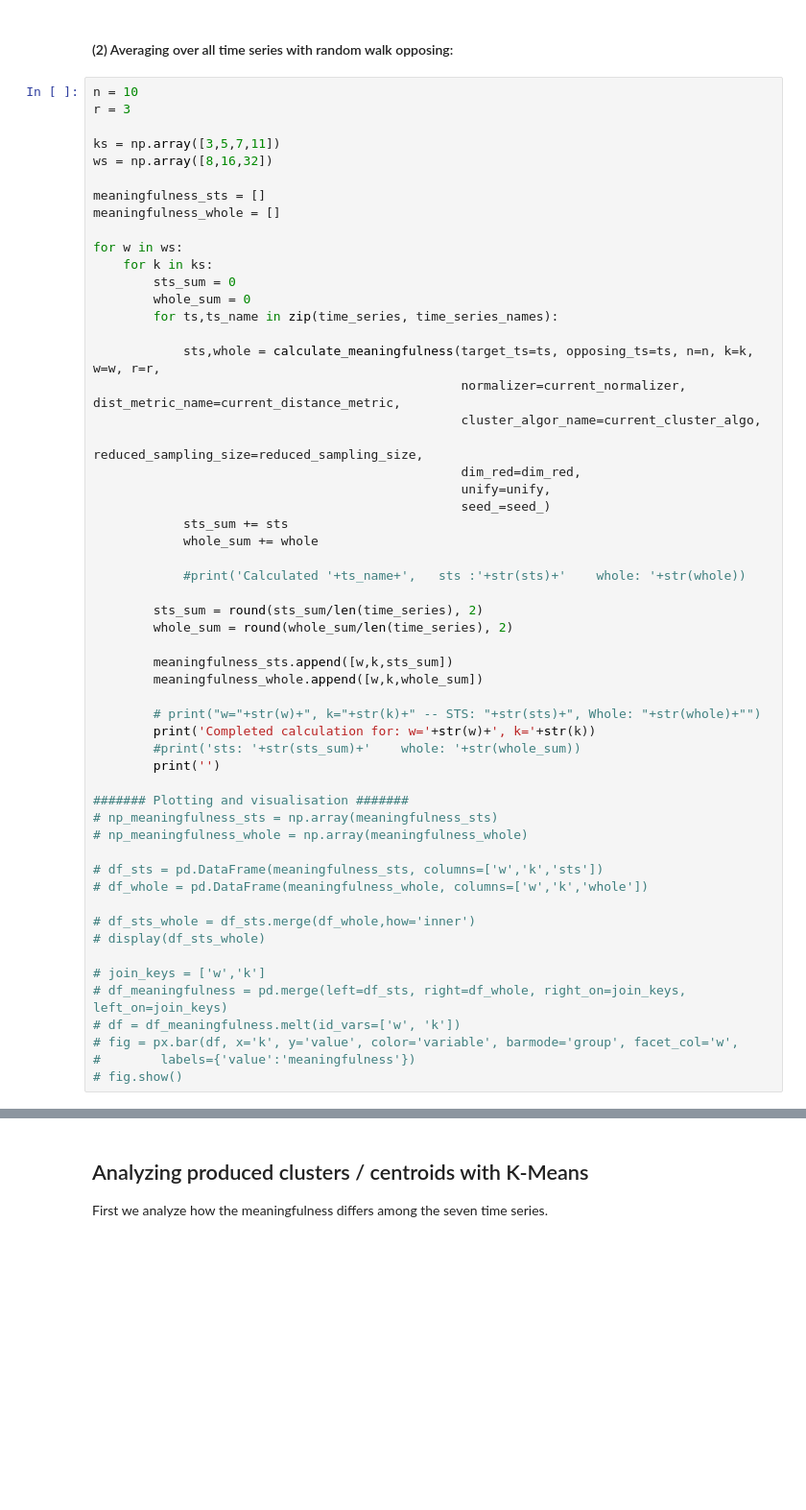
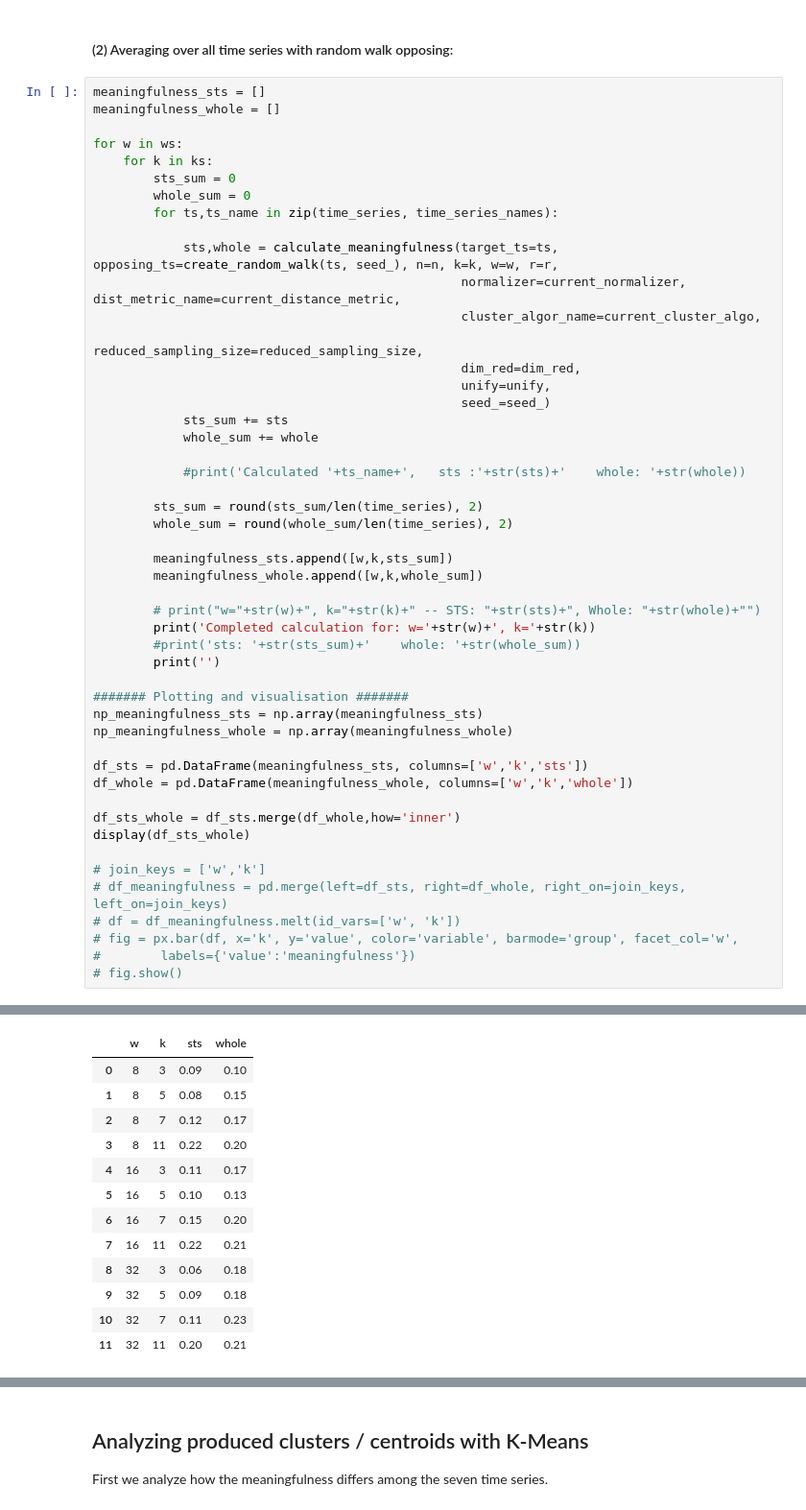
Before and after one commit to dapetri/Revisiting-STS-Clustering-Meaninglessness, a Jupyter notebook: py/exp_meaningfulness.ipynb, the cells around one changed output, grey strips where cells are left out. Shown at 96% size. Cells and saved outputs as stored; diff of their text form; blank space fills up the shorter version.

Commit message:
finalizing meaningfulness experiment

```diff
--- a/py/exp_meaningfulness.ipynb
+++ b/py/exp_meaningfulness.ipynb
@@ -556,12 +542,6 @@ Completed calculation for: w=32, k=11
 # %% [markdown]
 #### (2) Averaging over all time series with random walk opposing:
 # %%
-n = 10
-r = 3
-
-ks = np.array([3,5,7,11])
-ws = np.array([8,16,32])
-
 meaningfulness_sts = []
 meaningfulness_whole = []
 
@@ -571,7 +551,7 @@ for w in ws:
         whole_sum = 0
         for ts,ts_name in zip(time_series, time_series_names):
 
-            sts,whole = calculate_meaningfulness(target_ts=ts, opposing_ts=ts, n=n, k=k, w=w, r=r,
+            sts,whole = calculate_meaningfulness(target_ts=ts, opposing_ts=create_random_walk(ts, seed_), n=n, k=k, w=w, r=r,
                                                  normalizer=current_normalizer, dist_metric_name=current_distance_metric,
                                                  cluster_algor_name=current_cluster_algo,
                                                  reduced_sampling_size=reduced_sampling_size,
@@ -595,14 +575,14 @@ for w in ws:
         print('')
 
 ####### Plotting and visualisation #######
-# np_meaningfulness_sts = np.array(meaningfulness_sts)
-# np_meaningfulness_whole = np.array(meaningfulness_whole)
+np_meaningfulness_sts = np.array(meaningfulness_sts)
+np_meaningfulness_whole = np.array(meaningfulness_whole)
 
-# df_sts = pd.DataFrame(meaningfulness_sts, columns=['w','k','sts'])
-# df_whole = pd.DataFrame(meaningfulness_whole, columns=['w','k','whole'])
+df_sts = pd.DataFrame(meaningfulness_sts, columns=['w','k','sts'])
+df_whole = pd.DataFrame(meaningfulness_whole, columns=['w','k','whole'])
 
-# df_sts_whole = df_sts.merge(df_whole,how='inner')
-# display(df_sts_whole)
+df_sts_whole = df_sts.merge(df_whole,how='inner')
+display(df_sts_whole)
 
 # join_keys = ['w','k']
 # df_meaningfulness = pd.merge(left=df_sts, right=df_whole, right_on=join_keys, left_on=join_keys)
@@ -658,0 +611,13 @@ KeyboardInterrupt:
+|  | w | k | sts | whole |
+| 0 | 8 | 3 | 0.09 | 0.10 |
+| 1 | 8 | 5 | 0.08 | 0.15 |
+| 2 | 8 | 7 | 0.12 | 0.17 |
+| 3 | 8 | 11 | 0.22 | 0.20 |
+| 4 | 16 | 3 | 0.11 | 0.17 |
+| 5 | 16 | 5 | 0.10 | 0.13 |
+| 6 | 16 | 7 | 0.15 | 0.20 |
+| 7 | 16 | 11 | 0.22 | 0.21 |
+| 8 | 32 | 3 | 0.06 | 0.18 |
+| 9 | 32 | 5 | 0.09 | 0.18 |
+| 10 | 32 | 7 | 0.11 | 0.23 |
+| 11 | 32 | 11 | 0.20 | 0.21 |
```
Also changed, not shown: parts of 7 cells of this notebook, 8 other files.
